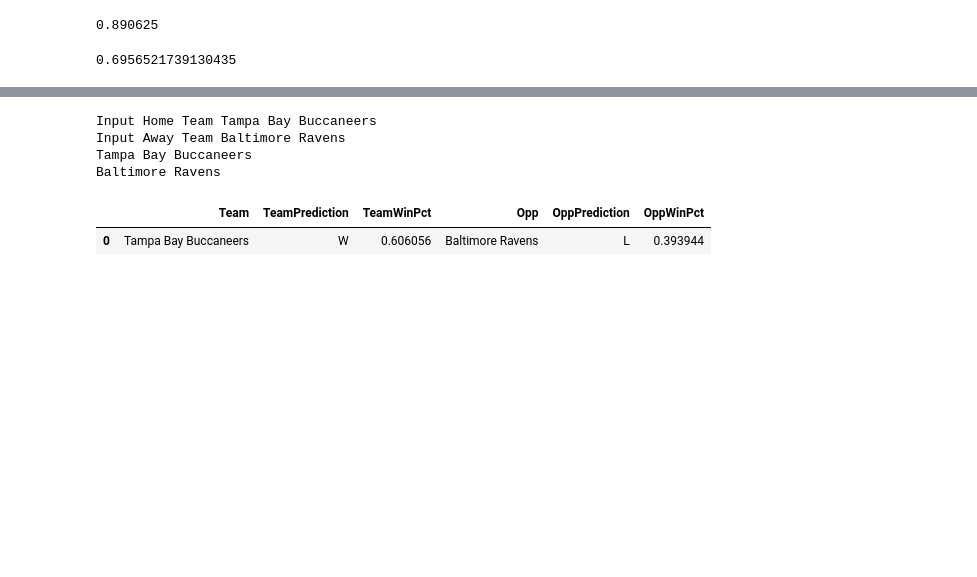
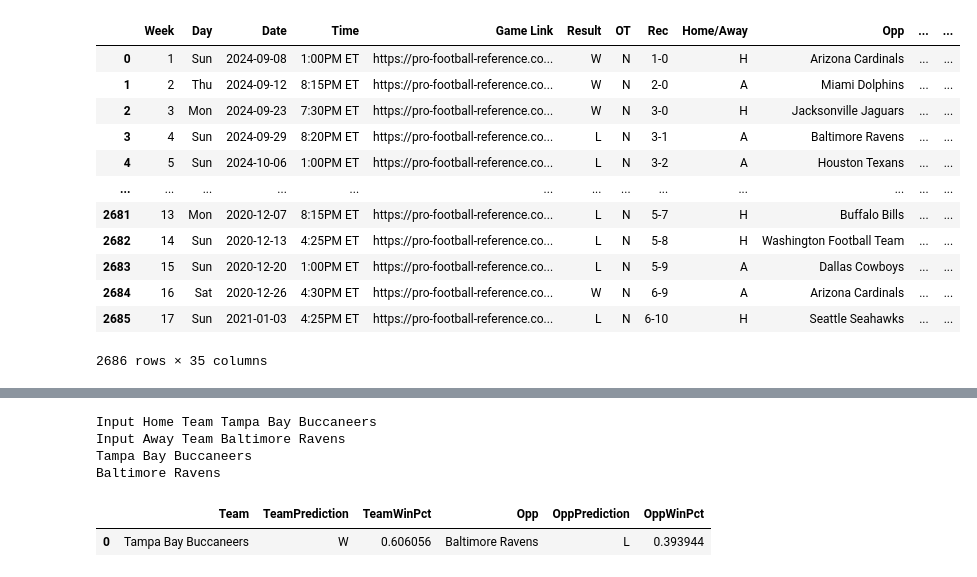
Before and after one commit to Meherzan-Gai/nfl-win-predictor, a Jupyter notebook: predictor.ipynb, the cells around one changed output, grey strips where cells are left out. Drawn from its saved outputs; the diff is of its cells as text; code cells hidden in the pictures; blank space fills up the shorter version.

```diff
--- a/predictor.ipynb
+++ b/predictor.ipynb
@@ -56,30 +56,45 @@ matches['Home/AwayCode'] = matches['Home/Away'].astype('category').cat.codes #0
 #converting team into numeric data
 #matches['TeamCode'] = matches['Team'].astype('category').cat.codes
 
 #converting opponents into numeric data
 #matches['OppCode'] = matches['Opp'].astype('category').cat.codes
 
 #adding hour column
 matches['Hour'] = matches['Time'].str.replace(':.+', '', regex = True).astype('int')
 
 
 #adding day of the week column
 matches['DayCode'] = matches['Date'].dt.dayofweek
 #NOTE STILL NEED TO CLEAN UP DATE FIRST
 
 
 #converting all other stats from objects to ints
 for column in matches.columns[10:24]:
     matches[column] = pd.to_numeric(matches[column])
 
 #adding in team year and opp year column to make teams separate by year
 matches['TeamYear'] = matches['Team'].astype('str') + '' + matches['Season'].apply(str)
 matches['OppYear'] = matches['Opp'].astype('str') + '' + matches['Season'].apply(str)
 
 
 matches['TeamCode'] = matches['TeamYear'].astype('category').cat.codes
 
 matches['OppCode'] = matches['OppYear'].astype('category').cat.codes
 
 #converting Win/Loss to numbers
 matches['Target'] = (matches['Result'] == 'W').astype('int')
+display(matches)
+# %% [output]
+|  | Week | Day | Date | Time | Game Link | Result | OT | Rec | Home/Away | Opp | ... | ... |
+| 0 | 1 | Sun | 2024-09-08 | 1:00PM ET | https://pro-football-reference.co... | W | N | 1-0 | H | Arizona Cardinals | ... | ... |
+| 1 | 2 | Thu | 2024-09-12 | 8:15PM ET | https://pro-football-reference.co... | W | N | 2-0 | A | Miami Dolphins | ... | ... |
+| 2 | 3 | Mon | 2024-09-23 | 7:30PM ET | https://pro-football-reference.co... | W | N | 3-0 | H | Jacksonville Jaguars | ... | ... |
+| 3 | 4 | Sun | 2024-09-29 | 8:20PM ET | https://pro-football-reference.co... | L | N | 3-1 | A | Baltimore Ravens | ... | ... |
+| 4 | 5 | Sun | 2024-10-06 | 1:00PM ET | https://pro-football-reference.co... | L | N | 3-2 | A | Houston Texans | ... | ... |
+| ... | ... | ... | ... | ... | ... | ... | ... | ... | ... | ... | ... | ... |
+| 2681 | 13 | Mon | 2020-12-07 | 8:15PM ET | https://pro-football-reference.co... | L | N | 5-7 | H | Buffalo Bills | ... | ... |
+| 2682 | 14 | Sun | 2020-12-13 | 4:25PM ET | https://pro-football-reference.co... | L | N | 5-8 | H | Washington Football Team | ... | ... |
+| 2683 | 15 | Sun | 2020-12-20 | 1:00PM ET | https://pro-football-reference.co... | L | N | 5-9 | A | Dallas Cowboys | ... | ... |
+| 2684 | 16 | Sat | 2020-12-26 | 4:30PM ET | https://pro-football-reference.co... | W | N | 6-9 | A | Arizona Cardinals | ... | ... |
+| 2685 | 17 | Sun | 2021-01-03 | 4:25PM ET | https://pro-football-reference.co... | L | N | 6-10 | H | Seattle Seahawks | ... | ... |
+2686 rows × 35 columns
@@ -102,12 +101,3 @@ preds = rf.predict(test[predictors])
-# %%
-acc = accuracy_score(test['Target'], preds)
-acc
-# %% [output]
-0.890625
-# %%
-precision_score(test['Target'],preds)
-# %% [output]
-0.6956521739130435
 # %%
 def make_predictions(data, predVals):
     rf = RandomForestClassifier(n_estimators = 1000, min_samples_split = 20, random_state = 1)
```
Also changed, not shown: parts of 4 cells of this notebook.
